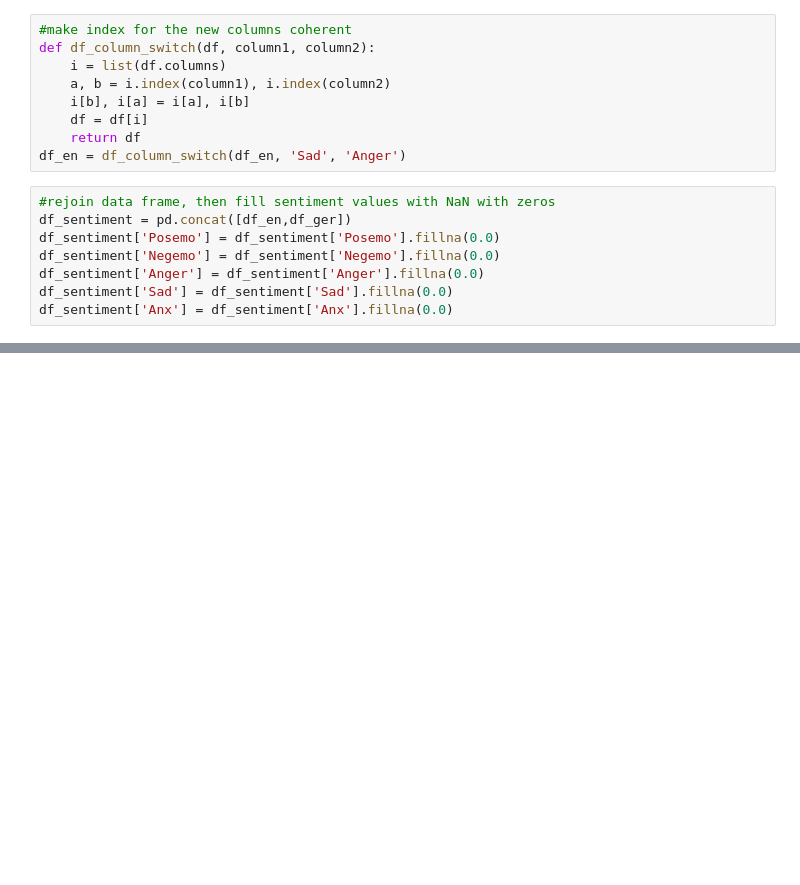
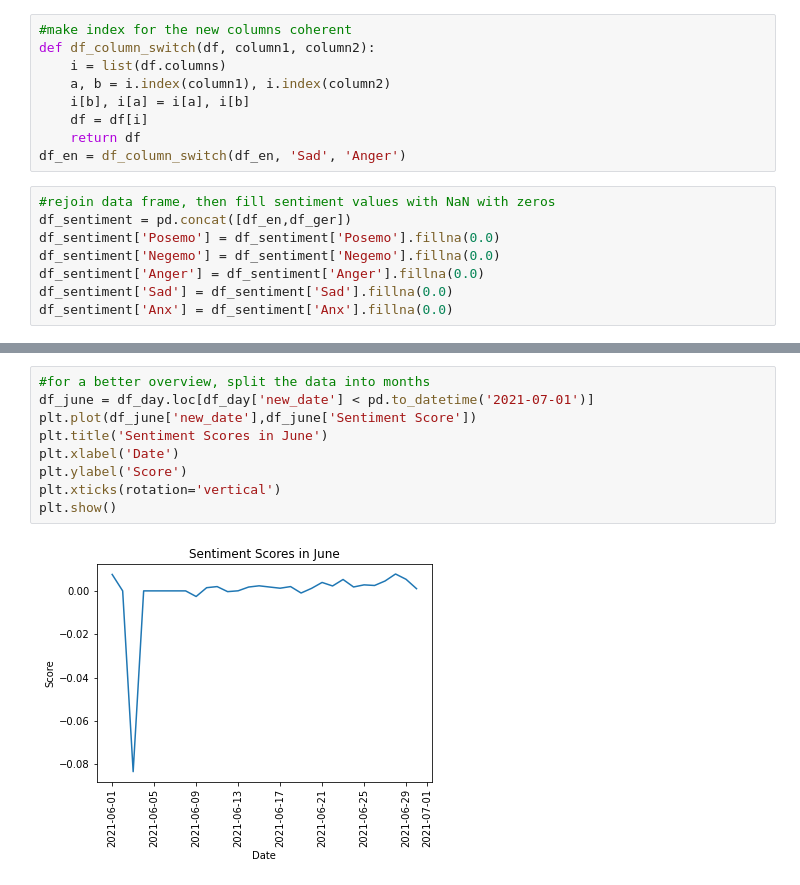
Before and after one commit to ahmadouw/IchBinHanna-Analysis, a Jupyter notebook: Sentiment_analysis_LIWC.ipynb, the cells around one changed output, grey strips where cells are left out. Drawn from its saved outputs; the diff is of its cells as text; blank space fills up the shorter version.

```diff
--- a/Sentiment_analysis_LIWC.ipynb
+++ b/Sentiment_analysis_LIWC.ipynb
@@ -92,0 +137,11 @@ df_sentiment['Anx'] = df_sentiment['Anx'].fillna(0.0)
+# %%
+#for a better overview, split the data into months
+df_june = df_day.loc[df_day['new_date'] < pd.to_datetime('2021-07-01')]
+plt.plot(df_june['new_date'],df_june['Sentiment Score'])
+plt.title('Sentiment Scores in June')
+plt.xlabel('Date')
+plt.ylabel('Score')
+plt.xticks(rotation='vertical')
+plt.show()
+# %% [output]
+[figure, added]
```
Also changed, not shown: parts of 9 cells of this notebook.
